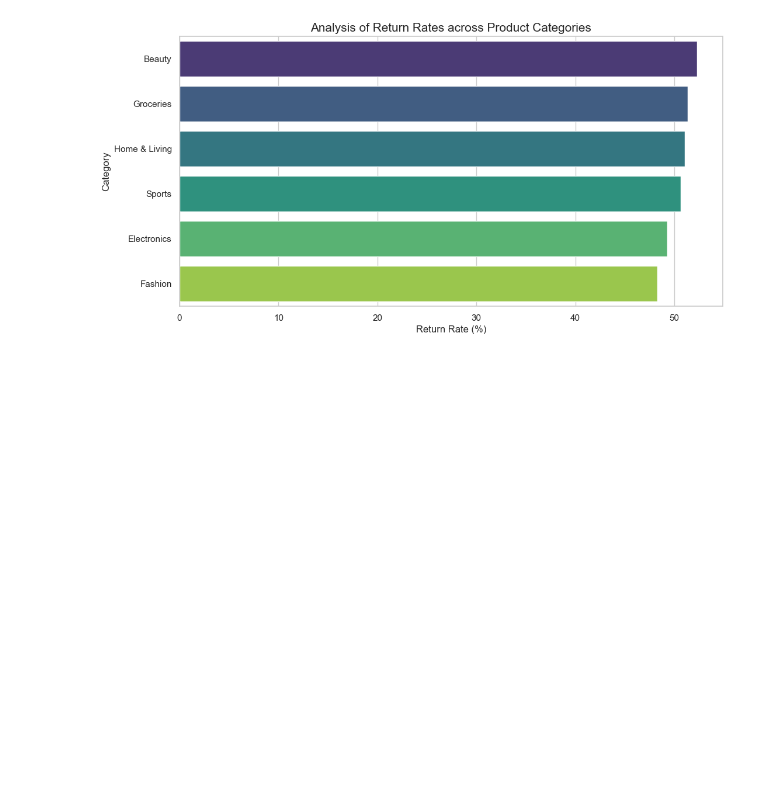
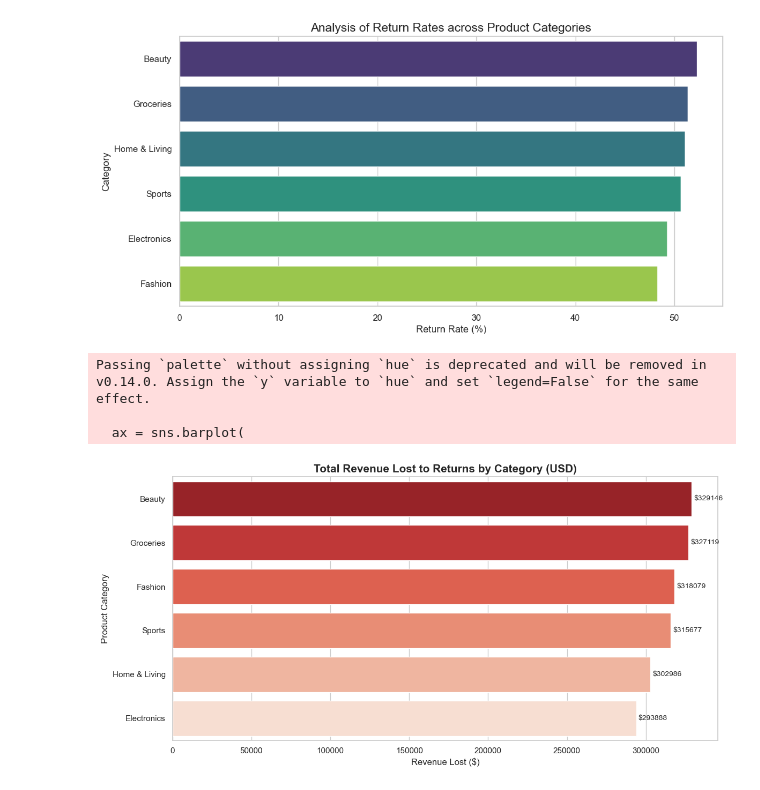
Before and after one commit to hazellin00/E-commerce_return_Optimization_Analysis, a Jupyter notebook: 02_Operations_and_Financial_Impact.ipynb, the cells around one changed output. Cells and saved outputs as stored; diff of their text form; code cells hidden in the pictures; blank space fills up the shorter version.

Commit message:
feat: basic operation adn financial impact

```diff
--- a/02_Operations_and_Financial_Impact.ipynb
+++ b/02_Operations_and_Financial_Impact.ipynb
@@ -70,6 +70,40 @@ Passing `palette` without assigning `hue` is deprecated and will be removed in v
   ax= sns.barplot(x=category_returns.values,y=category_returns.index, palette="viridis")
 [figure]
 # %%
-# Revenue Loss Analysis
+# --- 1. Revenue Loss Analysis Pipeline ---
 
-# 1. Financial impact: revenue loss
+revenue_leak = df.groupby('product_category').agg({
+    'order_value_usd': 'sum',
+    'revenue_lost_usd': 'sum'
+}).rename(columns={
+    'order_value_usd': 'Gross_Revenue',
+    'revenue_lost_usd': 'Lost_Revenue'
+}).sort_values(by='Lost_Revenue', ascending=False)
+
+# 2. Visualization
+plt.figure(figsize=(12,6))
+sns.set_theme(style="whitegrid")
+
+# Plotting the financial impact
+ax = sns.barplot(
+    x=revenue_leak['Lost_Revenue'],
+    y=revenue_leak.index,
+    palette='Reds_r'
+)
+
+# Professional Formatting
+plt.title("Total Revenue Lost to Returns by Category (USD)", fontsize=15, fontweight='bold')
+plt.xlabel('Revenue Lost ($)', fontsize=12)
+plt.ylabel('Product Category', fontsize=12)
+
+# Adding Data Labels (Currency Format)
+for i in ax.containers:
+    ax.bar_label(i, fmt='$%.0f', padding=3, fontsize=10)
+
+plt.tight_layout()
+plt.show()
+# %% [output]
+Passing `palette` without assigning `hue` is deprecated and will be removed in v0.14.0. Assign the `y` variable to `hue` and set `legend=False` for the same effect.
+
+  ax = sns.barplot(
+[figure, added]
```
Also changed, not shown: parts of 2 cells of this notebook.
